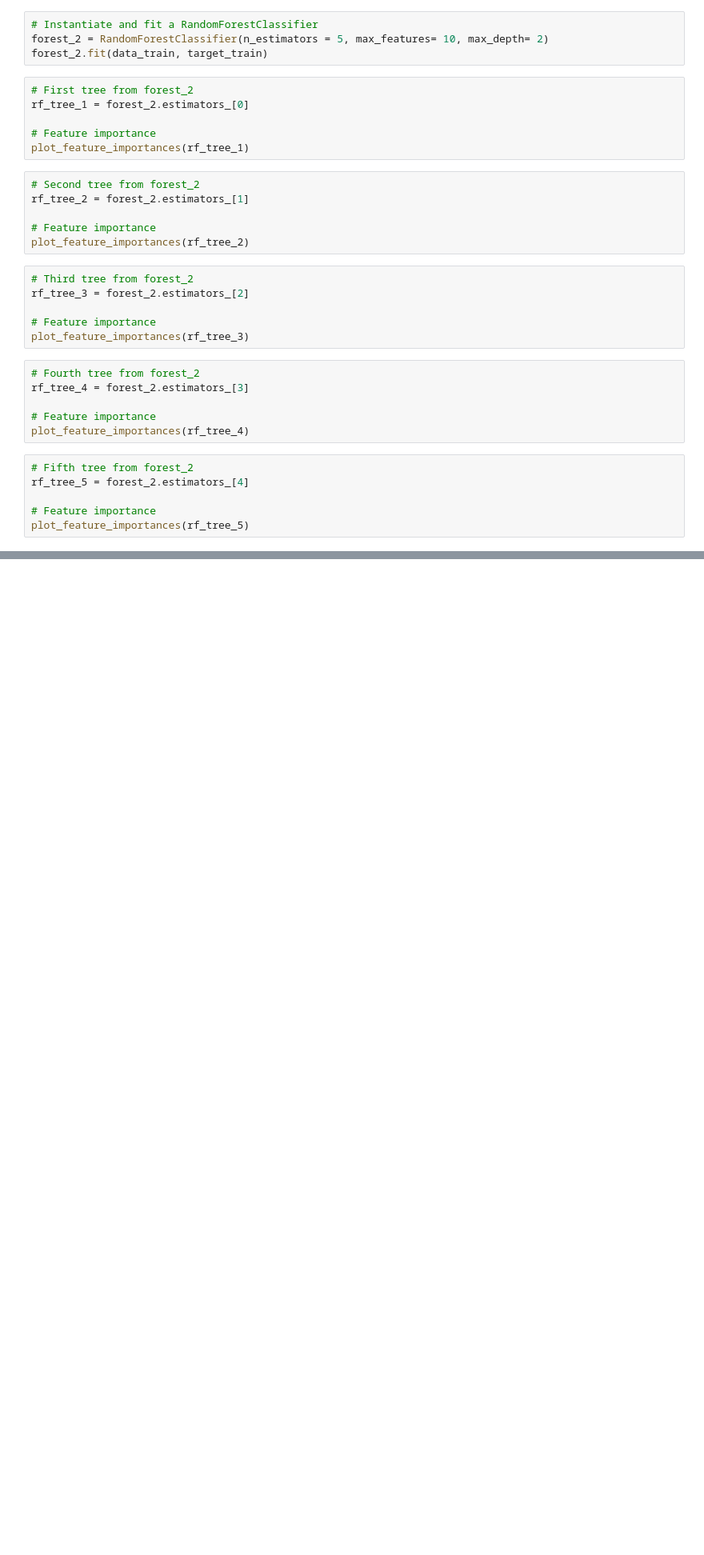
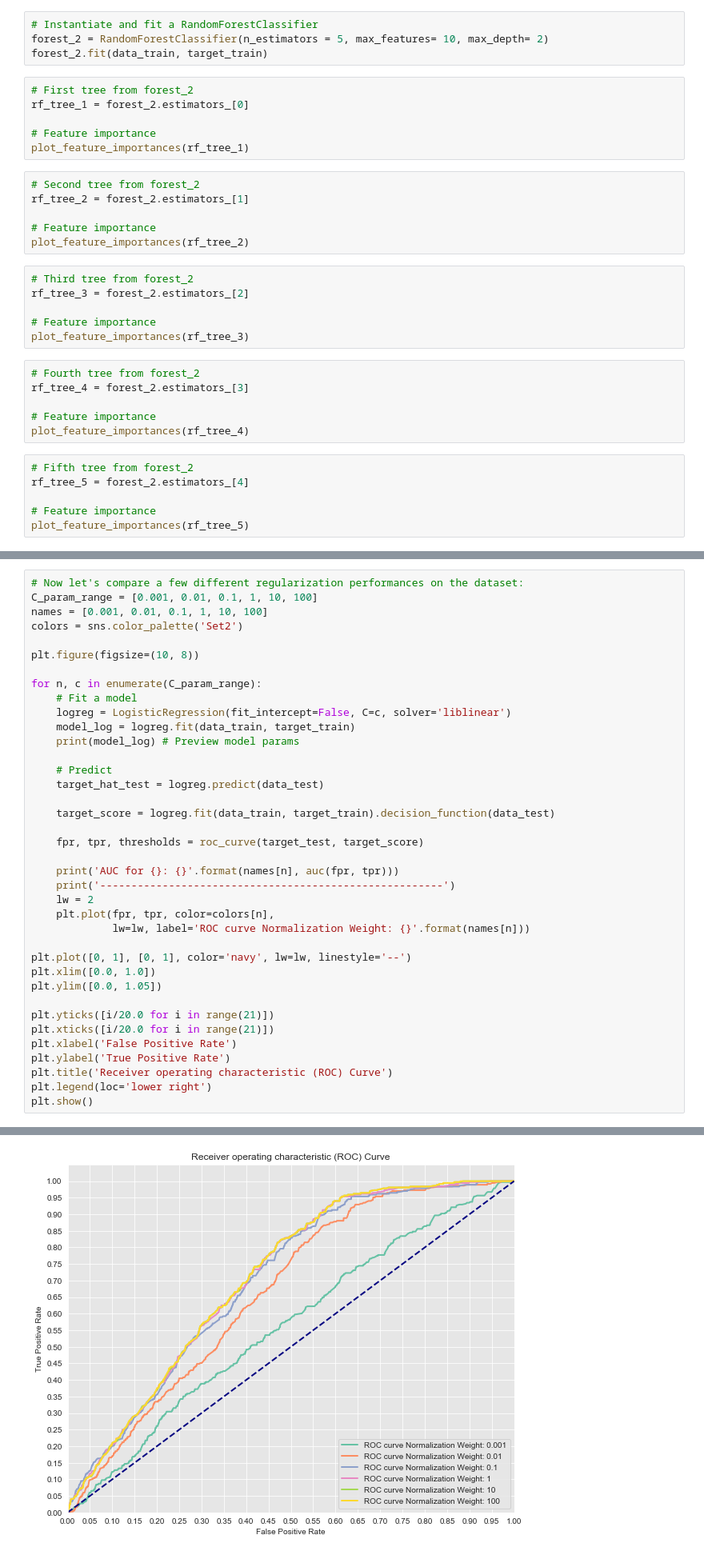
Before and after one commit to shirlwilliams/mod3-project, a Jupyter notebook: 2-BaseModel.ipynb, the cells around one changed output, grey strips where cells are left out. Shown: that part at 80% size. Saved outputs shown, nothing was run; the diff lists cells and outputs as text; blank space fills up the shorter version.

```diff
--- a/2-BaseModel.ipynb
+++ b/2-BaseModel.ipynb
@@ -211,0 +438,39 @@ plot_feature_importances(rf_tree_5)
+# %%
+# Now let's compare a few different regularization performances on the dataset:
+C_param_range = [0.001, 0.01, 0.1, 1, 10, 100]
+names = [0.001, 0.01, 0.1, 1, 10, 100]
+colors = sns.color_palette('Set2')
+
+plt.figure(figsize=(10, 8))
+
+for n, c in enumerate(C_param_range):
+    # Fit a model
+    logreg = LogisticRegression(fit_intercept=False, C=c, solver='liblinear')
+    model_log = logreg.fit(data_train, target_train)
+    print(model_log) # Preview model params
+
+    # Predict
+    target_hat_test = logreg.predict(data_test)
+
+    target_score = logreg.fit(data_train, target_train).decision_function(data_test)
+
+    fpr, tpr, thresholds = roc_curve(target_test, target_score)
+
+    print('AUC for {}: {}'.format(names[n], auc(fpr, tpr)))
+    print('-------------------------------------------------------')
+    lw = 2
+    plt.plot(fpr, tpr, color=colors[n],
+             lw=lw, label='ROC curve Normalization Weight: {}'.format(names[n]))
+
+plt.plot([0, 1], [0, 1], color='navy', lw=lw, linestyle='--')
+plt.xlim([0.0, 1.0])
+plt.ylim([0.0, 1.05])
+
+plt.yticks([i/20.0 for i in range(21)])
+plt.xticks([i/20.0 for i in range(21)])
+plt.xlabel('False Positive Rate')
+plt.ylabel('True Positive Rate')
+plt.title('Receiver operating characteristic (ROC) Curve')
+plt.legend(loc='lower right')
+plt.show()
+# %% [output]
@@ -211,0 +494 @@ plot_feature_importances(rf_tree_5)
+[figure, added]
```
Also changed, not shown: parts of 35 cells of this notebook, 1 other file.
